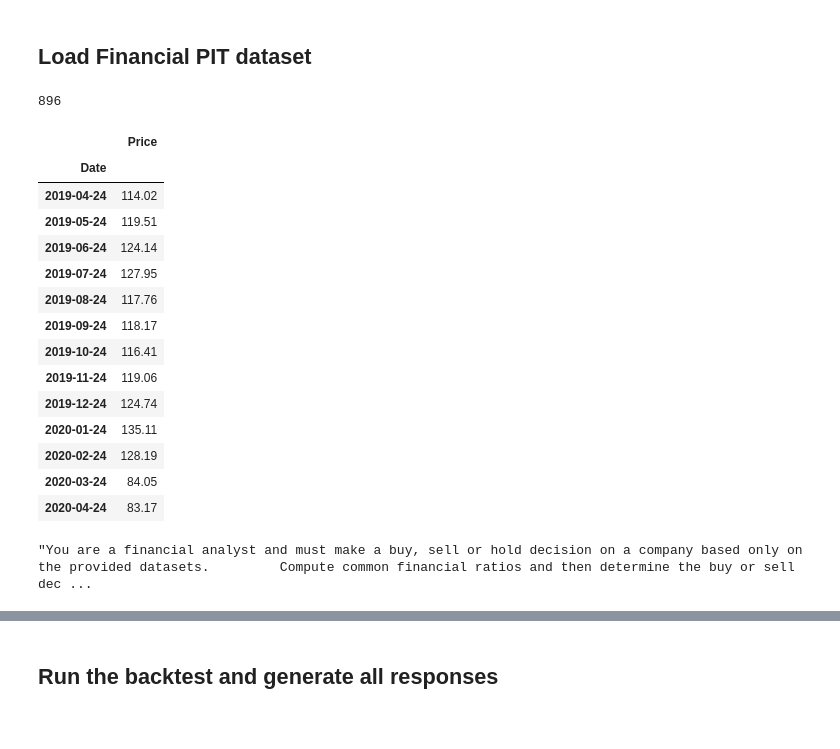
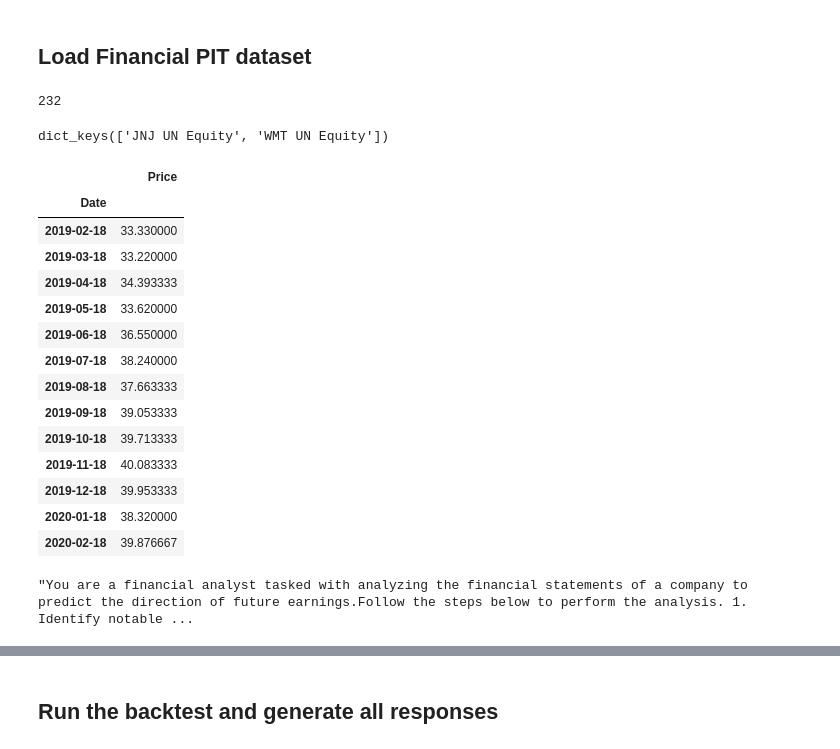
Before and after one commit to bmc-eng/LLMFinancialAnalyst, a Jupyter notebook: 03 - Backtest.ipynb, the cells around one changed output, grey strips where cells are left out. Saved outputs shown, nothing was run; the diff lists cells and outputs as text; code cells hidden in the pictures.

```diff
--- a/03 - Backtest.ipynb
+++ b/03 - Backtest.ipynb
@@ -108,7 +115,7 @@ Device set to use cuda:0
 ## Load Financial PIT dataset
 # %%
 ## Load from S3 using the helper file
-filename = 'data_quarterly_pit_indu.json'
+filename = 'data_annual_pit_indu.json' #'data_quarterly_pit_indu.json'
 sec_helper = company_data.SecurityData('tmp/fs',filename)
 all_data = sec_helper.get_all_data()
 # %%
@@ -118,28 +125,32 @@ sec_helper = company_data.SecurityData('tmp/fs',filename, all_data)
 # %%
 sec_helper.total_securities_in_backtest()
 # %% [output]
-896
+232
+# %%
+all_data['2020-02-18'].keys()
+# %% [output]
+dict_keys(['JNJ UN Equity', 'WMT UN Equity'])
 # %%
-sec_helper.get_security_statement('2020-04-24','AXP UN Equity','px') #AXP UN Equity2020-04-24
+sec_helper.get_security_statement('2020-02-18','JNJ UN Equity','px') #AXP UN Equity2020-04-24
 # %% [output]
 |  | Price |
 | Date |  |
-| 2019-04-24 | 114.02 |
-| 2019-05-24 | 119.51 |
-| 2019-06-24 | 124.14 |
-| 2019-07-24 | 127.95 |
-| 2019-08-24 | 117.76 |
-| 2019-09-24 | 118.17 |
-| 2019-10-24 | 116.41 |
-| 2019-11-24 | 119.06 |
-| 2019-12-24 | 124.74 |
-| 2020-01-24 | 135.11 |
-| 2020-02-24 | 128.19 |
-| 2020-03-24 | 84.05 |
-| 2020-04-24 | 83.17 |
+| 2019-02-18 | 33.330000 |
+| 2019-03-18 | 33.220000 |
+| 2019-04-18 | 34.393333 |
+| 2019-05-18 | 33.620000 |
+| 2019-06-18 | 36.550000 |
+| 2019-07-18 | 38.240000 |
+| 2019-08-18 | 37.663333 |
+| 2019-09-18 | 39.053333 |
+| 2019-10-18 | 39.713333 |
+| 2019-11-18 | 40.083333 |
+| 2019-12-18 | 39.953333 |
+| 2020-01-18 | 38.320000 |
+| 2020-02-18 | 39.876667 |
 # %%
-system_prompt = SYSTEM_PROMPTS['BASE']['prompt']
+system_prompt = prompts.SYSTEM_PROMPTS['CoT']['prompt']
 system_prompt
 # %% [output]
-"You are a financial analyst and must make a buy, sell or hold decision on a company based only on the provided datasets.         Compute common financial ratios and then determine the buy or sell dec ...
+"You are a financial analyst tasked with analyzing the financial statements of a company to predict the direction of future earnings.Follow the steps below to perform the analysis. 1. Identify notable ...
 # %%
```
Also changed, not shown: parts of 14 cells of this notebook, 3 other files.
